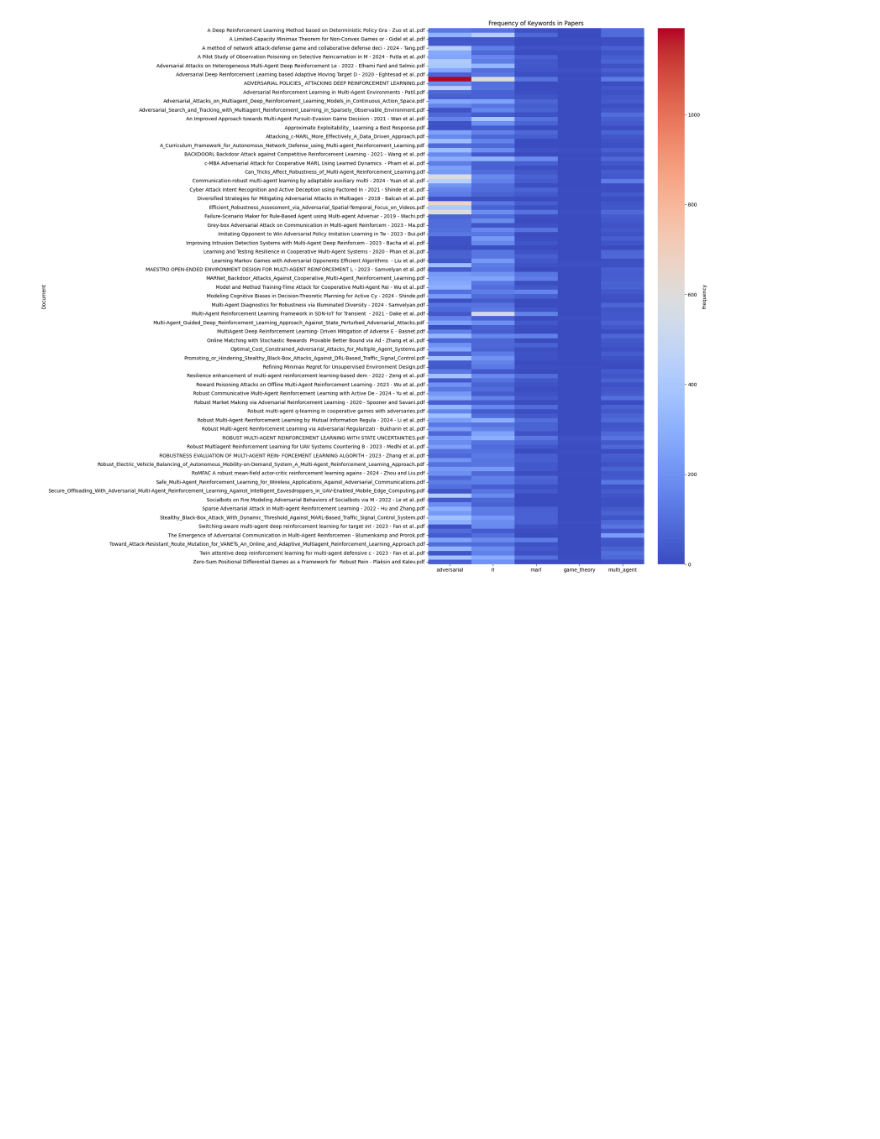
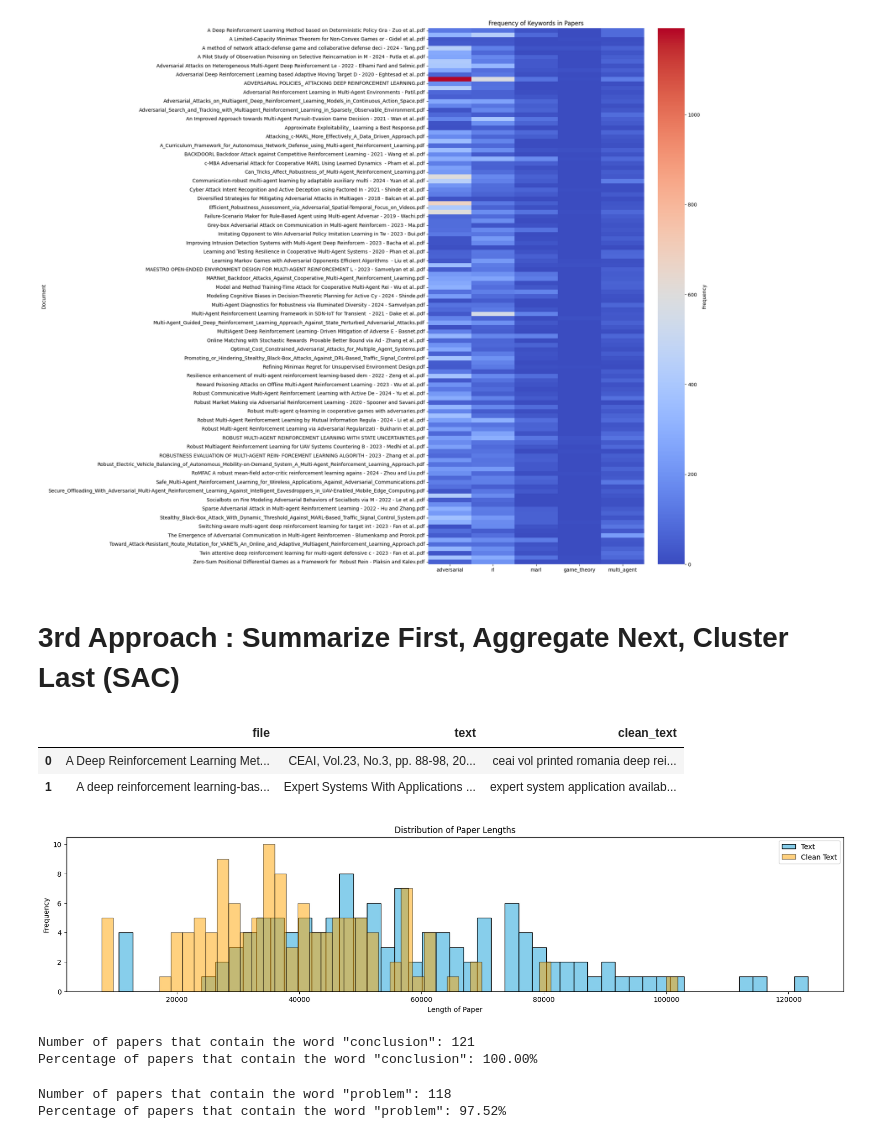
Before and after one commit to HamBa-m/sci-scraper, a Jupyter notebook: notebooks/cluster.ipynb, the cells around one changed output. Cells and saved outputs as stored; diff of their text form; code cells hidden in the pictures; blank space fills up the shorter version.

Commit message:
summarizing papers trials

```diff
--- a/notebooks/cluster.ipynb
+++ b/notebooks/cluster.ipynb
@@ -361,3 +360,5 @@ plt.title('Frequency of Keywords in Papers')
 plt.show()
 # %% [output]
 [figure]
+# %% [markdown]
+# 3rd Approach : Summarize First, Aggregate Next, Cluster Last (SAC)
@@ -363,0 +369,50 @@ plt.show()
+# %%
+# read the papers content
+df_papers = pd.read_csv('papers_content.csv')
+df_papers.head(2)
+# %% [output]
+|  | file | text | clean_text |
+| 0 | A Deep Reinforcement Learning Met... | CEAI, Vol.23, No.3, pp. 88-98, 20... | ceai vol printed romania deep rei... |
+| 1 | A deep reinforcement learning-bas... | Expert Systems With Applications ... | expert system application availab... |
+# %%
+# plot length of papers in a histogram
+plt.figure(figsize=(20, 4))
+plt.hist(df_papers['text'].str.len(), bins=50, color='skyblue', edgecolor='black')
+plt.hist(df_papers['clean_text'].str.len(), bins=50, color='orange', edgecolor='black', alpha=0.5)
+plt.xlabel('Length of Paper')
+plt.ylabel('Frequency')
+plt.title('Distribution of Paper Lengths')
+plt.legend(['Text', 'Clean Text'])
+plt.show()
+# %% [output]
+[figure, added]
+# %%
+# count how many paper contains the word "conclusion" or "conclusions" in the text (don't count double)
+conclusion_count = 0
+for text in df_papers['text']:
+    if 'conclusion' in text.lower():
+        conclusion_count += 1
+    if 'conclusions' in text.lower():
+        conclusion_count += 1
+# print the count
+print(f'Number of papers that contain the word "conclusion": {conclusion_count}')
+# as a percentage
+conclusion_percentage = conclusion_count / len(df_papers) * 100
+print(f'Percentage of papers that contain the word "conclusion": {conclusion_percentage:.2f}%')
+# %% [output]
+Number of papers that contain the word "conclusion": 121
+Percentage of papers that contain the word "conclusion": 100.00%
+# %%
+# count how many paper contains the word "problem" in the text
+problem_count = 0
+for text in df_papers['text']:
+    if 'problem' in text.lower():
+        problem_count += 1
+# print the count
+print(f'Number of papers that contain the word "problem": {problem_count}')
+# as a percentage
+problem_percentage = problem_count / len(df_papers) * 100
+print(f'Percentage of papers that contain the word "problem": {problem_percentage:.2f}%')
+# %% [output]
+Number of papers that contain the word "problem": 118
+Percentage of papers that contain the word "problem": 97.52%
```
Also changed, not shown: parts of 10 cells of this notebook, 4 other files.
